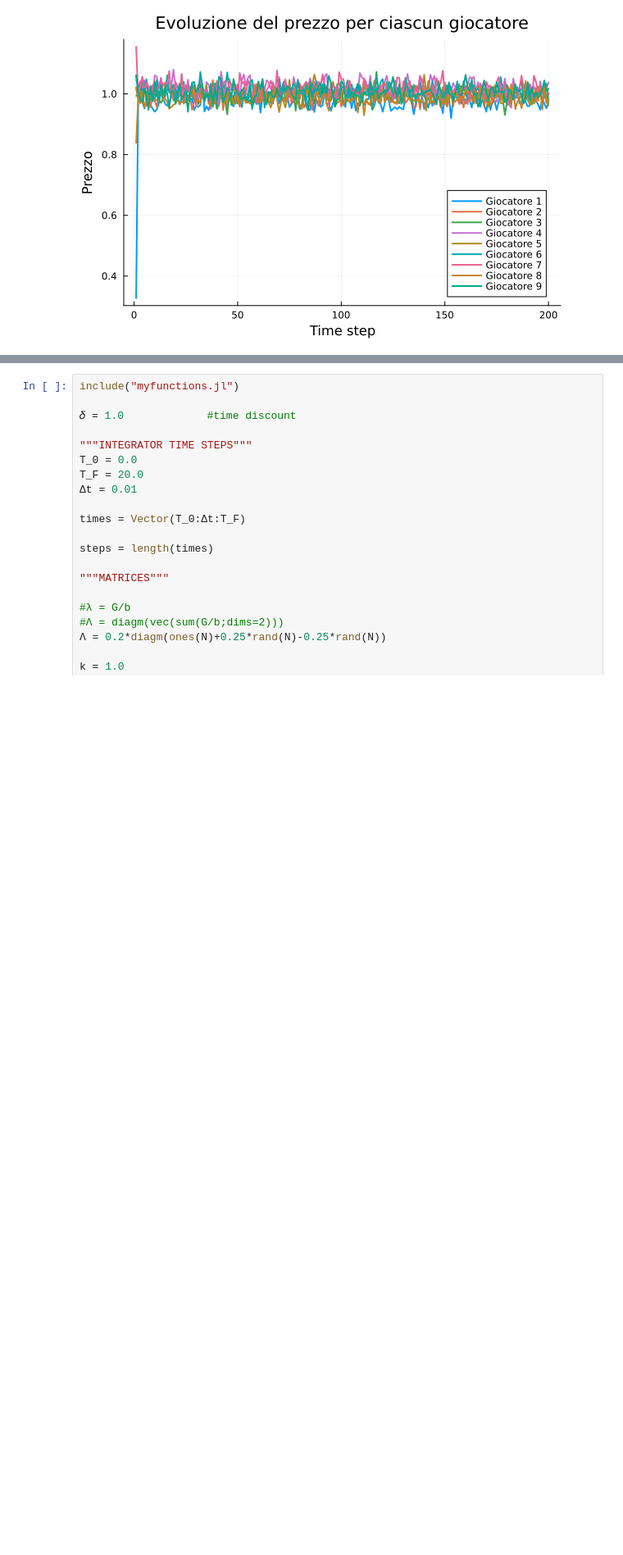
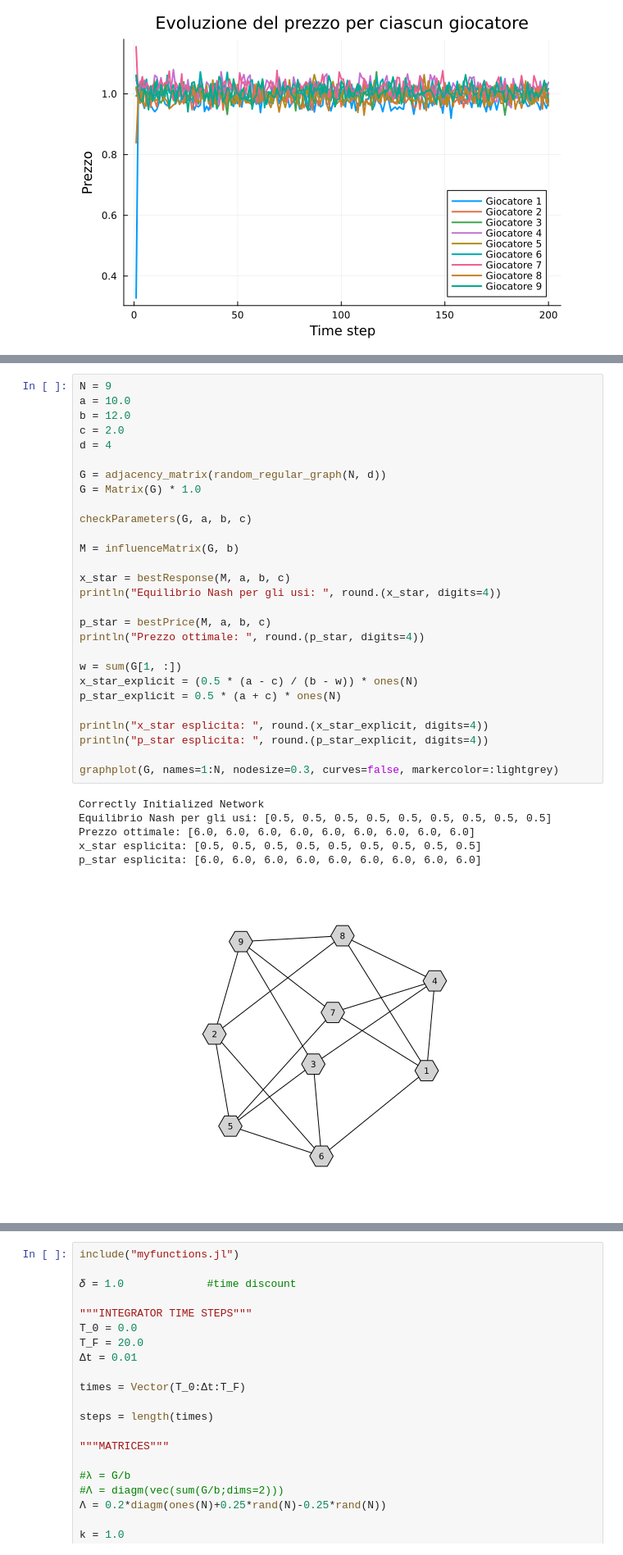
Before and after one commit to capoindiscusso/Game_Theory, a Jupyter notebook: Game Theory/Optimal_Pricing.ipynb, the cells around one changed output, grey strips where cells are left out. Shown at 82% size. Cells and saved outputs as stored; diff of their text form; blank space fills up the shorter version.

```diff
--- a/Game Theory/Optimal_Pricing.ipynb
+++ b/Game Theory/Optimal_Pricing.ipynb
@@ -553,6 +626,41 @@ x^* &= \frac{a-c}{b}\left( I - M (M + M^\top)^{-1} \right)  M \mathbb{1}  = \fra
 
 in perfect agreement with the fully connected example in which $w = N-1$ and with the directed ring example in which $w = 1$. Again, the conditions $a>c$ and $b>w$ are sufficient to guarantee a well defined usage inversely proportional to the difference $b-w$.
 Notice in all the cases discussed so far both the optimal prices and the Nash equilibrium usages are the same for every agent.
+# %%
+N = 9
+a = 10.0
+b = 12.0
+c = 2.0
+d = 4
+
+G = adjacency_matrix(random_regular_graph(N, d))
+G = Matrix(G) * 1.0
+
+checkParameters(G, a, b, c)
+
+M = influenceMatrix(G, b)
+
+x_star = bestResponse(M, a, b, c)
+println("Equilibrio Nash per gli usi: ", round.(x_star, digits=4))
+
+p_star = bestPrice(M, a, b, c)
+println("Prezzo ottimale: ", round.(p_star, digits=4))
+
+w = sum(G[1, :])
+x_star_explicit = (0.5 * (a - c) / (b - w)) * ones(N)
+p_star_explicit = 0.5 * (a + c) * ones(N)
+
+println("x_star esplicita: ", round.(x_star_explicit, digits=4))
+println("p_star esplicita: ", round.(p_star_explicit, digits=4))
+
+graphplot(G, names=1:N, nodesize=0.3, curves=false, markercolor=:lightgrey)
+# %% [output]
+Correctly Initialized Network
+Equilibrio Nash per gli usi: [0.5, 0.5, 0.5, 0.5, 0.5, 0.5, 0.5, 0.5, 0.5]
+Prezzo ottimale: [6.0, 6.0, 6.0, 6.0, 6.0, 6.0, 6.0, 6.0, 6.0]
+x_star esplicita: [0.5, 0.5, 0.5, 0.5, 0.5, 0.5, 0.5, 0.5, 0.5]
+p_star esplicita: [6.0, 6.0, 6.0, 6.0, 6.0, 6.0, 6.0, 6.0, 6.0]
+[figure, added]
 # %% [markdown]
 ### Undirected Star Graph
 
```
Also changed, not shown: parts of 16 cells of this notebook.
